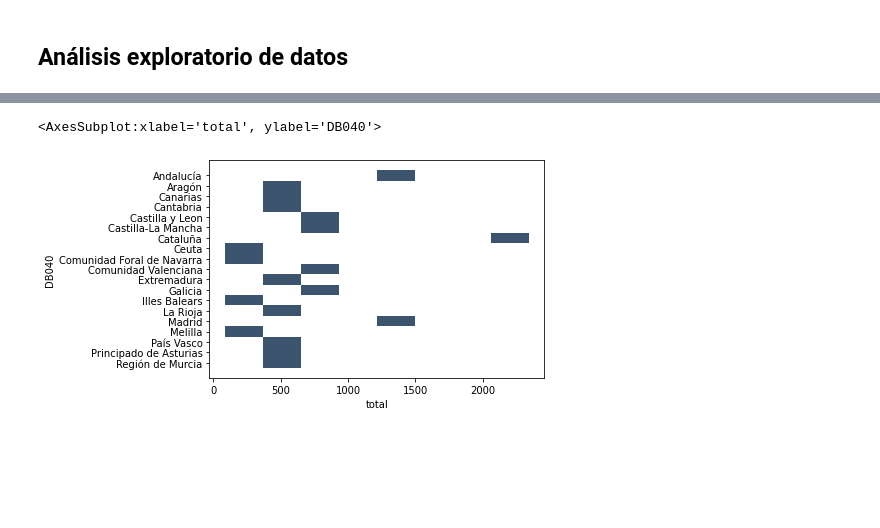
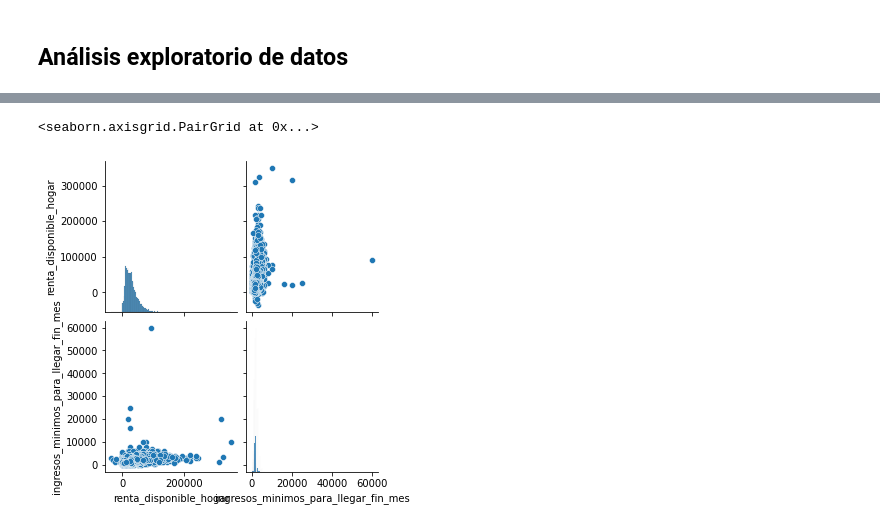
Before and after one commit to SergioQuijanoRey/PracticasInteligenciaNegocio, a Jupyter notebook: Práctica 2/Casos de estudio.ipynb, the cells around one changed output, grey strips where cells are left out. Drawn from its saved outputs; the diff is of its cells as text; code cells hidden in the pictures; blank space fills up the shorter version.

```diff
--- a/Práctica 2/Casos de estudio.ipynb
+++ b/Práctica 2/Casos de estudio.ipynb
@@ -258,3 +252,5 @@ df_first
+# %%
+df_first = df_first.dropna()
 # %% [markdown]
 ## Análisis exploratorio de datos
 # %% [markdown]
@@ -294,6 +258,5 @@ retraso_pago_por_comunidad
-# %%
-# Mostramos lo anterior de forma grafica
-sns.histplot(data=retraso_pago_por_comunidad, y = comunidad_autonoma, x = "total")
-# %% [output]
-<AxesSubplot:xlabel='total', ylabel='DB040'>
-[figure, removed]
+# %%
+sns.pairplot(df_first)
+# %% [output]
+<seaborn.axisgrid.PairGrid at 0x...>
+[figure, added]
```
Also changed, not shown: parts of 10 cells of this notebook, 1 other file.
